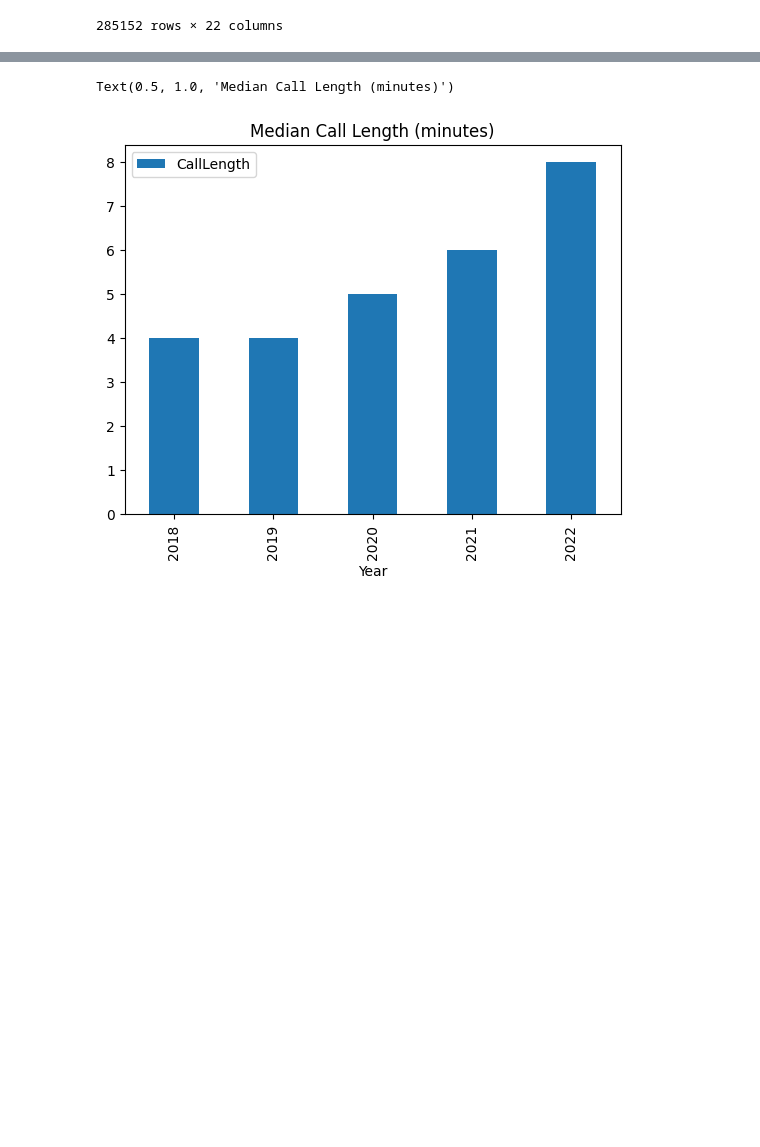
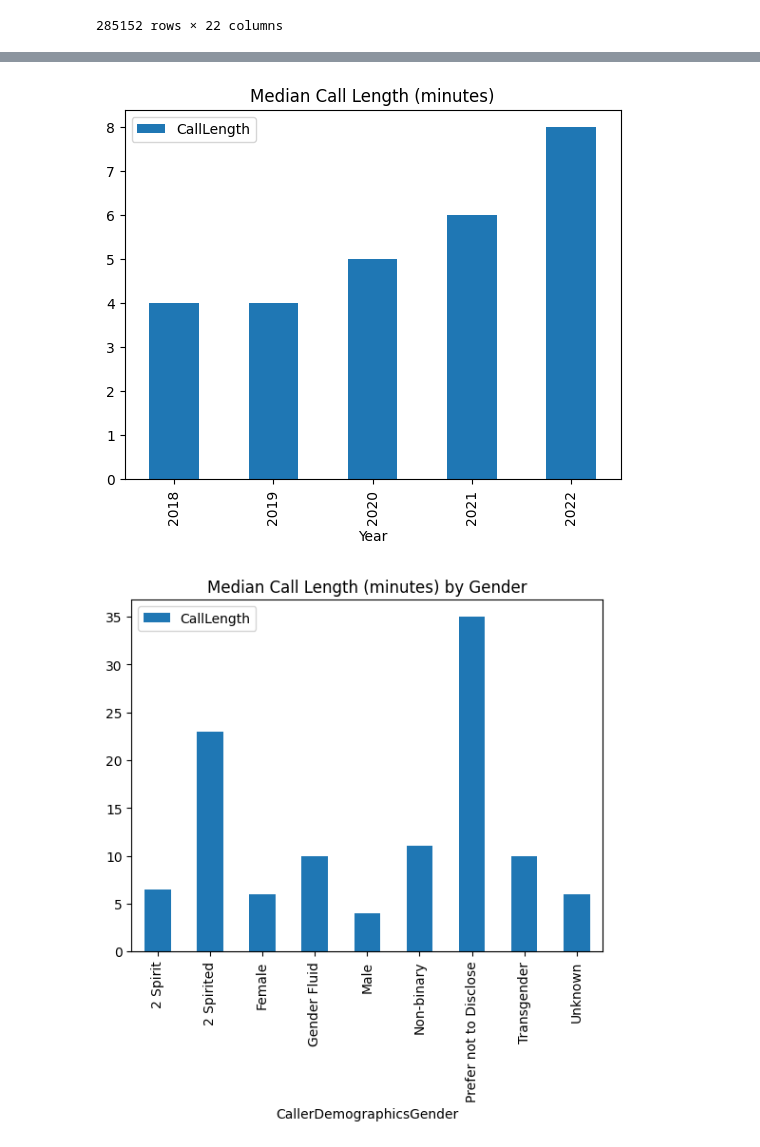
Before and after one commit to t-shah02/vanml-hacks-2023, a Jupyter notebook: notebooks/eda.ipynb, the cells around one changed output, grey strips where cells are left out. Saved outputs shown, nothing was run; the diff lists cells and outputs as text; code cells hidden in the pictures; blank space fills up the shorter version.

Commit message:
Adds plots

```diff
--- a/notebooks/eda.ipynb
+++ b/notebooks/eda.ipynb
@@ -96,3 +96,7 @@ See the caveats in the documentation: https://pandas.pydata.org/pandas-docs/stab
 | 314852 | 110114724.0 | 2022-12-07 | 1899-12-31 15:19:00 | 2022-12-07 | 1899-12-31 15:21:00 | 2 | Vancouver | Assessment and Referral | Telephone | ... |
 | 314853 | 110114452.0 | 2022-12-07 | 1899-12-31 15:12:00 | 2022-12-07 | 1899-12-31 15:17:00 | 5 | Victoria | Assessment and Referral | Telephone | ... |
 285152 rows × 22 columns
+# %%
+joined_df["CallLengthType"] = joined_df["CallLength"].apply(lambda callLength: "Long" if int(callLength) >= 15 else "Medium" if callLength >= 8 else "Short")
+
+joined_df
@@ -101,6 +124,14 @@ joined_df.to_csv(f'{DATA_DIRECTORY}/processed/final_data.csv', index=False)
 # %%
 plot_df = joined_df.groupby("Year").agg({"CallLength": "median"}).reset_index().plot.bar(x="Year")
 plt.title("Median Call Length (minutes)")
+
+plt.show()
 # %% [output]
-Text(0.5, 1.0, 'Median Call Length (minutes)')
 [figure]
+# %%
+plot_df = joined_df.groupby("CallerDemographicsGender").agg({"CallLength": "median"}).reset_index().plot.bar(x="CallerDemographicsGender")
+plt.title("Median Call Length (minutes) by Gender")
+
+plt.show()
+# %% [output]
+[figure, added]
```
Also changed, not shown: parts of 2 cells of this notebook.
